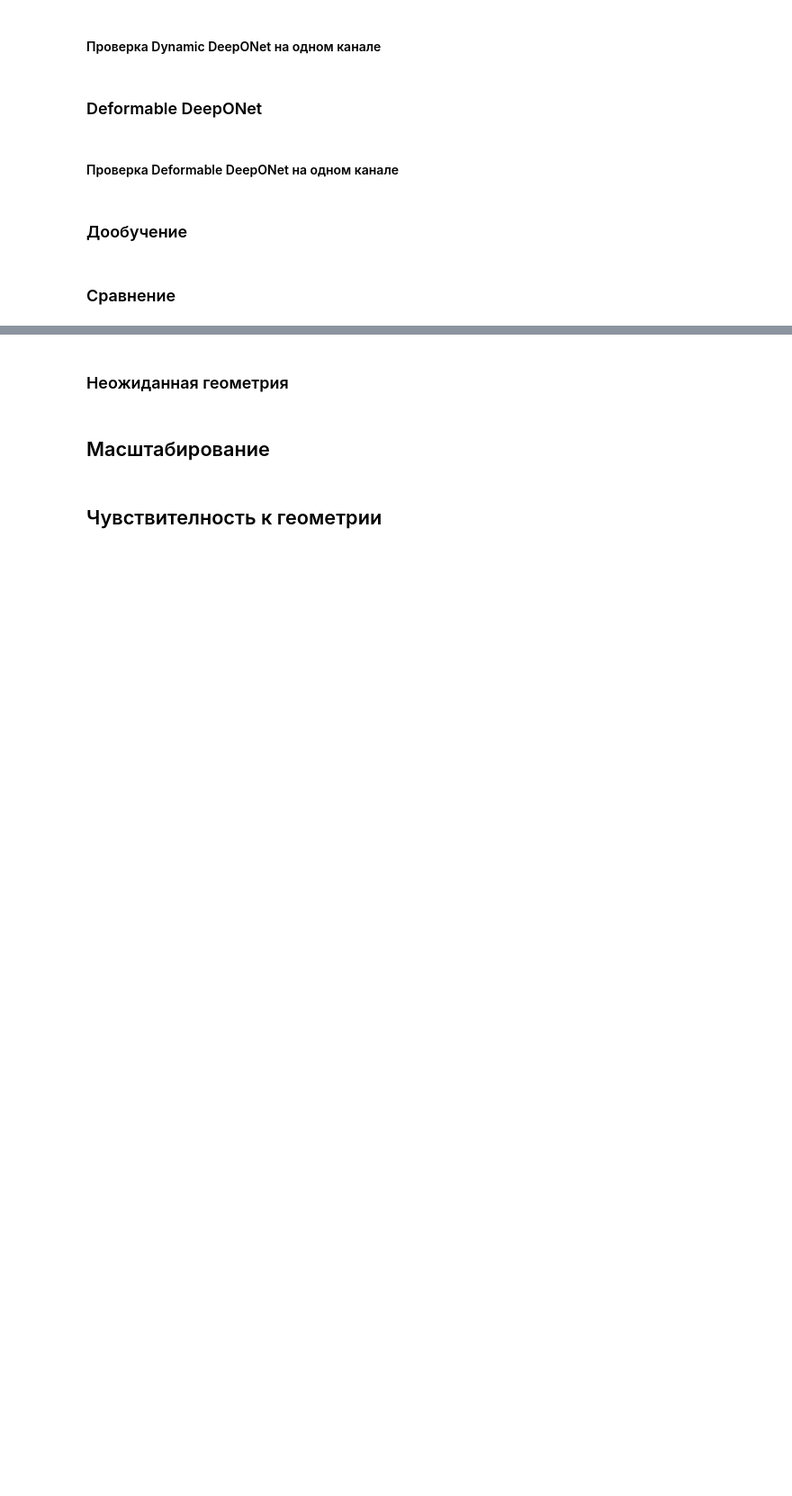
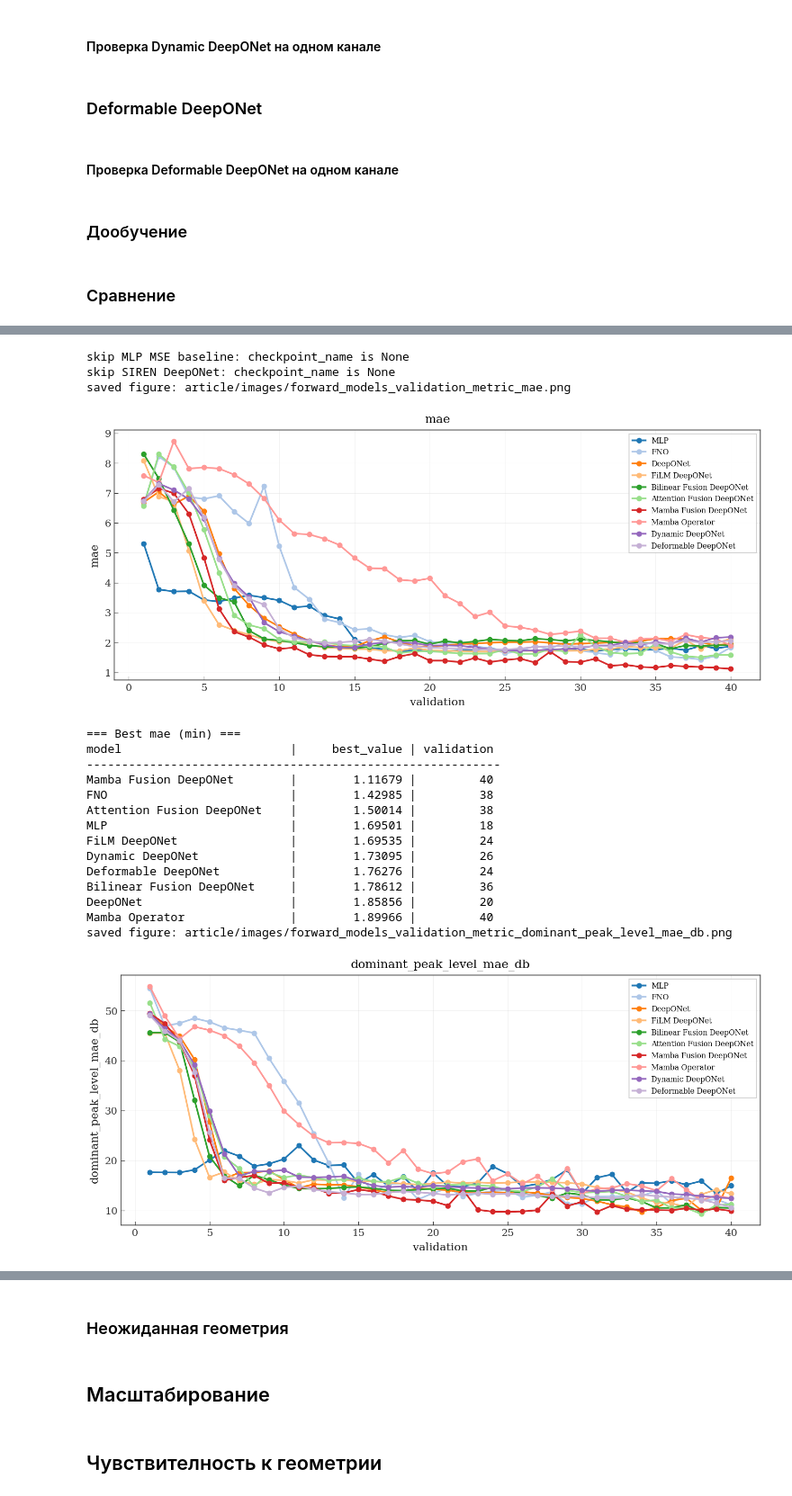
Before and after one commit to Erykalkin/webster, a Jupyter notebook: forward.ipynb, the cells around one changed output, grey strips where cells are left out. Shown at 90% size. Saved outputs shown, nothing was run; the diff lists cells and outputs as text; code cells hidden in the pictures; blank space fills up the shorter version.

```diff
--- a/forward.ipynb
+++ b/forward.ipynb
@@ -2013,0 +1996,41 @@ else:
+# %%
+top_metric_names = [
+    "mae",
+    "dominant_peak_level_mae_db",
+    "relative_derivative_l2",
+]
+
+metric_comparison = utils.compare_training_metrics(
+    globals(),
+    model_specs,
+    metric_names=top_metric_names,
+    image_title="Forward models validation metric",
+    output_dir="article/images",
+    style=True,
+    save=True,
+    show=True,
+    hide_titles=False,
+    overwrite=True,
+    yscale=None,
+    best_mode="min",
+)
+# %% [output]
+skip MLP MSE baseline: checkpoint_name is None
+skip SIREN DeepONet: checkpoint_name is None
+saved figure: article/images/forward_models_validation_metric_mae.png
+[figure, added]
+=== Best mae (min) ===
+model                        |     best_value | validation
+-----------------------------------------------------------
+Mamba Fusion DeepONet        |        1.11679 |         40
+FNO                          |        1.42985 |         38
+Attention Fusion DeepONet    |        1.50014 |         38
+MLP                          |        1.69501 |         18
+FiLM DeepONet                |        1.69535 |         24
+Dynamic DeepONet             |        1.73095 |         26
+Deformable DeepONet          |        1.76276 |         24
+Bilinear Fusion DeepONet     |        1.78612 |         36
+DeepONet                     |        1.85856 |         20
+Mamba Operator               |        1.89966 |         40
+saved figure: article/images/forward_models_validation_metric_dominant_peak_level_mae_db.png
+[figure, added]
```
Also changed, not shown: parts of 11 cells of this notebook, 20 other files.
